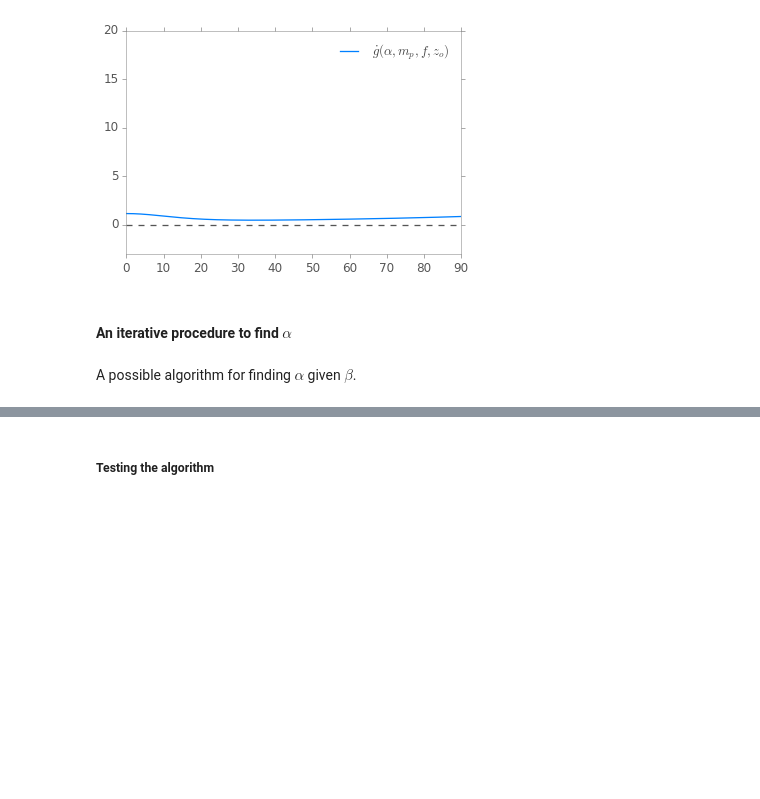
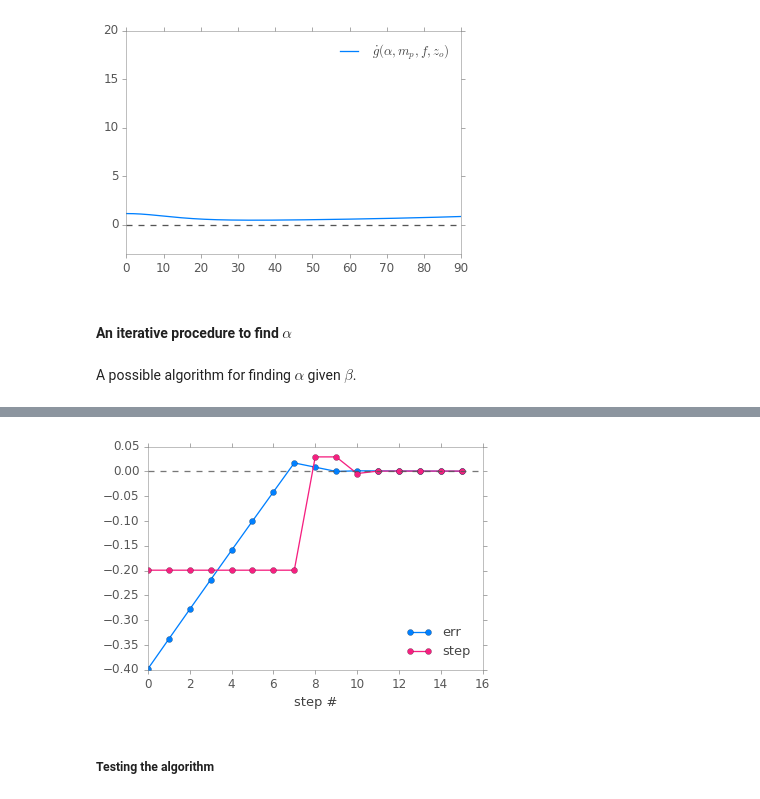
Before and after one commit to indranilsinharoy/phd-artifacts, a Jupyter notebook: chapters/chapter03_geometricmodel/code/StudyOfAngularRelationshipsForLensTiltForFocusing.ipynb, the cells around one changed output, grey strips where cells are left out. Cells and saved outputs as stored; diff of their text form; code cells hidden in the pictures; blank space fills up the shorter version.

Commit message:
updated figure to show steps in algorithm

```diff
--- a/chapters/chapter03_geometricmodel/code/StudyOfAngularRelationshipsForLensTiltForFocusing.ipynb
+++ b/chapters/chapter03_geometricmodel/code/StudyOfAngularRelationshipsForLensTiltForFocusing.ipynb
@@ -1480,10 +1477,27 @@ def alpha_thin(zo, f, beta):
+# %%
+def alpha_thin(zo, f, beta):
+    return -arcsind(f*tand(beta)/zo)
+
+def get_step(err):
+    return 0.5*err
+    #return 0.5*err*np.exp(np.abs(err))
+    #return err*np.exp(np.abs(err))
+    #return 0.5*arctand(err)
+
+def get_step2(err, mp, zo, f):
+    return 45*f*err/(mp*abs(zo))
 # %%
-zo = -509.0
-f = 24.0   # 100
-mp = 0.55
-alphaTrue = -15.0
+mp = 0.55; zo = -509.0; f = 24.0; alphaTrue = -15.0
+#mp = 0.55; zo = -509.0; f = 24.0; alphaTrue = 15.0
+#mp = 0.12; zo = -509; f = 50; alphaTrue =-35
+#mp=1.; zo=-509; f=24.0; alphaTrue =-15
+#mp=1.5; zo=-509; f=24.0; alpha =-10
+#mp = 1.91891983; zo = -1272.15292481; f = 62.4427446879; alphaTrue = -23.1674194396
+#mp = 4.0752178834; zo = -1306.23030565; f = 69.5251504441; alphaTrue = -27.6022447353
 
-# CONDITION #1
+# Check the conditions
+# -----------------------------------------
+# CONDITION #1: Sufficiency condition
 # first ensure that F(alpha) is monotonic for the given parameters
 if first_derivative_has_real_positive_roots(zo, f, mp):
     assert False, "F(alpha) is not monotonic. Cannot find a unique alpha!"
@@ -1491,14 +1505,15 @@ else:
     roots, disc = roots_first_derivative_Falpha(zo, f, mp)
     print('roots', roots)
 
-# CONDITION #2
+# CONDITION #2: Real imaging condition
 assert (abs(zo)*mp - f/cosd(alphaTrue)) > 0.0, 'zeDash is negative; Image is not real'
 
-# Generate a beta
+# Compute beta corresponding to the true alpha (this would be actually known)
 beta = get_beta2(zo=zo, f=f, mp=mp, alpha=alphaTrue)
 
-# -------------------------------
+# -------------------------------------------
 # Main procedure starts here
+# -------------------------------------------
 
 alphaInit = alpha_thin(zo=zo, f=f, beta=beta)
 
@@ -1507,20 +1522,26 @@ print('beta =', beta)
 print('Initial alpha = ', alphaInit)
 
 errValStop = 1e-16
-stepThreshold = 10
+stepThreshold = 15
 i = 0
 t = tand(beta)
 s = sind(alphaInit)
 c = cosd(alphaInit)
 prevErr = t + s*(mp*zo + f*(1-mp)*c)/(f*(mp*c**2 + s**2)) # Initial merit function value
-#prevErr = beta + arctand(s*(mp*zo + f*(1-mp)*c)/(f*(mp*c**2 + s**2))) # Initial merit function value
 alpha_i = alphaInit
-step = 0.5*prevErr
+step = get_step(prevErr)
+#step = get_step2(prevErr, mp, zo, f)
+
+
+errArr = []  # for studying the evolution of errors
+stepArr = []    # for studying the evolution of steps
+errArr.append(prevErr)
+stepArr.append(step)
 
 print("Initial error = ", prevErr)
-print("np.arctan(prevErr) = ", np.arctan(prevErr))
 print('Initial step = ', step)
-print('np.arctan(step) =', np.arctan(step))
+print('alphaTrue - alphaInit = ', alphaTrue - alphaInit)
+print('90*f*prevErr/(mp*abs(zo)) = ', 90*f*prevErr/(mp*abs(zo)))
 print()
 
 while (abs(prevErr) > errValStop) and (i < stepThreshold):
@@ -1529,20 +1550,38 @@ while (abs(prevErr) > errValStop) and (i < stepThreshold):
     s = sind(alpha_i)
     c = cosd(alpha_i)
     err = t + s*(mp*zo + f*(1-mp)*c)/(f*(mp*c**2 + s**2))
-    #err = beta + arctand(s*(mp*zo + f*(1-mp)*c)/(f*(mp*c**2 + s**2)))
     deltaErr = err - prevErr
-    print('-------------')
+    errArr.append(err)
+    stepArr.append(step)
+    print('--------------------------------')
     print('err({}) = {:2.4f}'.format(i, err))
     print('deltaErr({}) = {:2.4f}'.format(i, deltaErr))
     print('prevErr({}) = {:2.4f}'.format(i, prevErr))
     print('alpha({}) = {:2.4f}'.format(i, alpha_i))
     if np.sign(err)/np.sign(prevErr) < 0: # modify step direction and possibly size only if i > 0
-        step = 0.5*deltaErr
+        step = get_step(deltaErr)
+        #step = get_step2(deltaErr, mp, zo, f)
         print('**Sign change: changing step to ', step)
+    else:
+        pass
+        # trying to decrease the step to prevent large overshoot
+        # is not a good idea
+        #step = 0.9*step
+        #step = 0.5*abs(deltaErr)
+        #step = abs(deltaErr)*np.exp(abs(deltaErr))
     prevErr = err
 
 print('Value of alpha after {} iterations = {:2.5f} (error = {:2.5e}, merit = {:2.5e})'
       .format(i, alpha_i, alphaTrue - alpha_i, err))
+
+
+fig, ax = plt.subplots(1, 1)
+ax.plot(errArr, 'o-', label='err')
+ax.plot(stepArr, 'o-', label='step')
+ax.axhline(color='#555555', alpha=0.8, linestyle='dashed')
+ax.set_xlabel('step #')
+ax.legend(loc='best')
+plt.show()
 # %% [output]
 roots [ 0.19784279+0.53578773j  0.19784279-0.53578773j -0.26280472+0.j        ]
 alpha (true) =  -15.0
@@ -1564,3 +1603,4 @@ Value of alpha after 10 iterations = -15.00405 (error = 4.04873e-03, merit = 1.1
+[figure, added]
 # %% [markdown]
 ##### Testing the algorithm
 # %%
```
Also changed, not shown: parts of 9 cells of this notebook, 3 other files.
